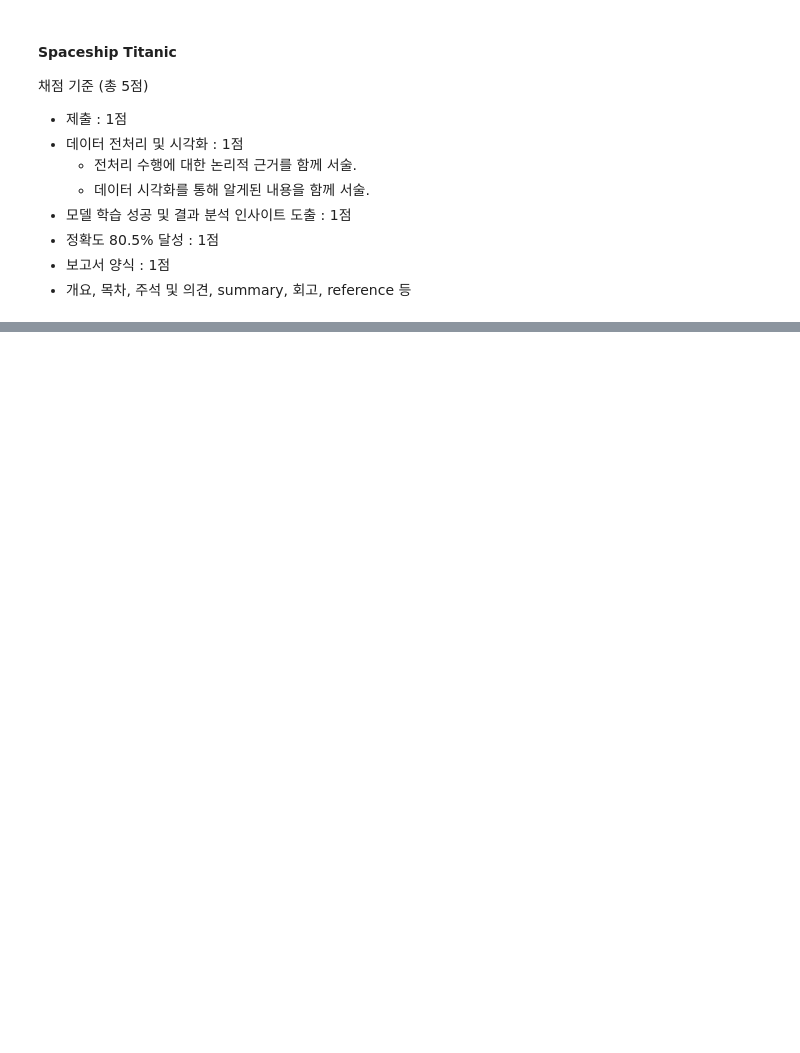
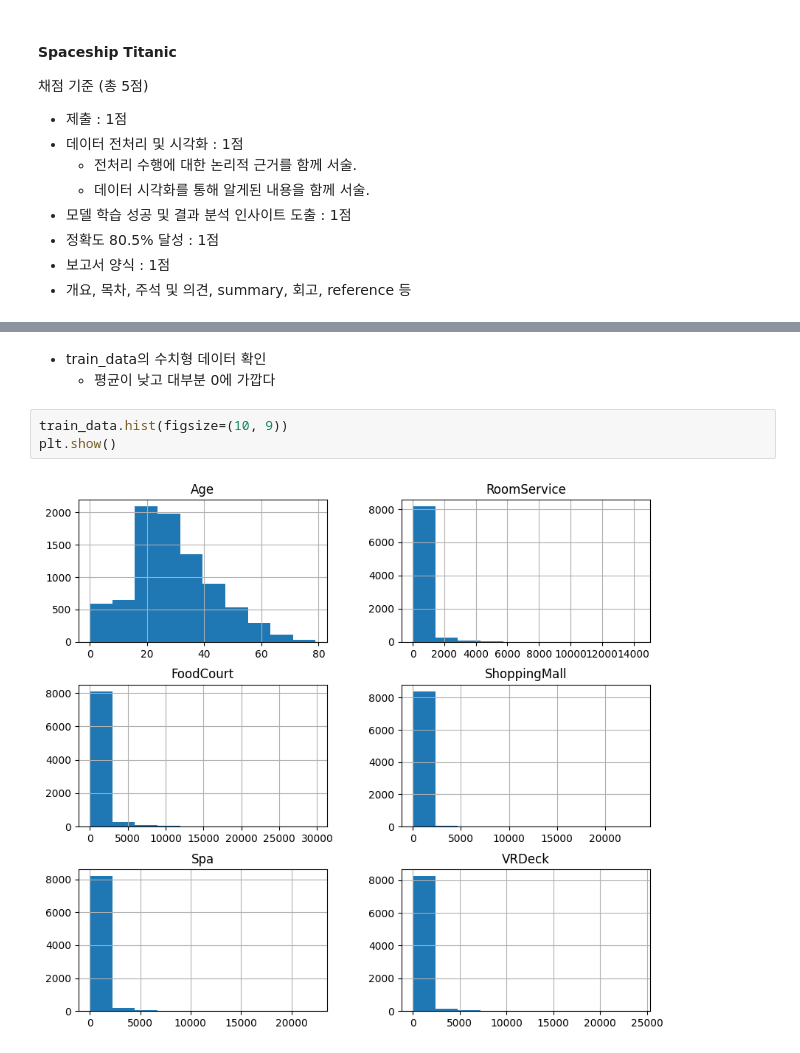
Before and after one commit to wide-bridge/BAE_JH_AIFFEL_quest_eng, a Jupyter notebook: Main_Quest/Quest01/26_01_26_kaggle.ipynb, the cells around one changed output, grey strips where cells are left out. Drawn from its saved outputs; the diff is of its cells as text; blank space fills up the shorter version.

```diff
--- a/Main_Quest/Quest01/26_01_26_kaggle.ipynb
+++ b/Main_Quest/Quest01/26_01_26_kaggle.ipynb
@@ -25 +116,9 @@
+# %% [markdown]
+* train_data의 수치형 데이터 확인
+  * 평균이 낮고 대부분 0에 가깝다
+# %%
+train_data.hist(figsize=(10, 9))
+plt.show()
+# %% [output]
+[figure, added]
 # %%
```
Also changed, not shown: parts of 20 cells of this notebook.
